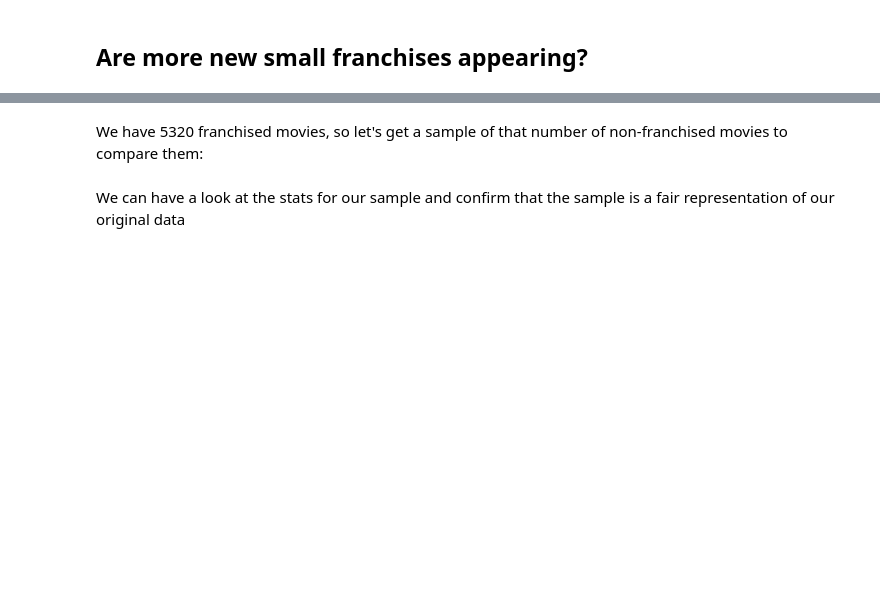
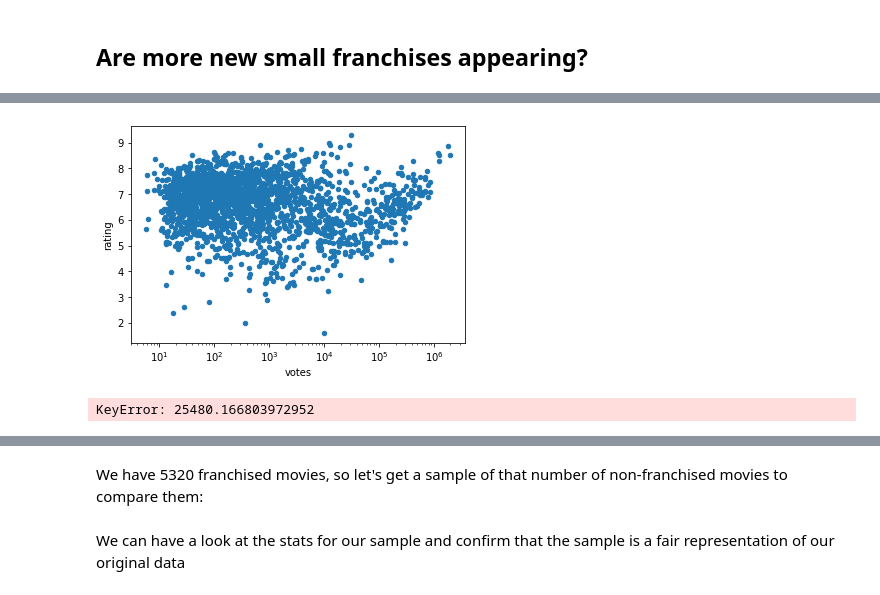
Before and after one commit to adambrennan150/Franchises, a Jupyter notebook: RQ4.ipynb, the cells around one changed output, grey strips where cells are left out. Drawn from its saved outputs; the diff is of its cells as text; code cells hidden in the pictures; blank space fills up the shorter version.

```diff
--- a/RQ4.ipynb
+++ b/RQ4.ipynb
@@ -95,3 +212,5 @@ max         69750.000000
+# %%
+df = df.drop((df[]))
 # %% [markdown]
 ## Are more new small franchises appearing?
 # %%
@@ -117,0 +225,9 @@ TypeError: ufunc 'isfinite' not supported for the input types, and the inputs co
+# %%
+def split_year(row):
+    row['first_year'] = int(row['year']['first'])
+    row['last_year'] = int(row['year']['last'])
+    return row
+
+df2 = df2.apply(split_year, axis=1)
+df2 = df2[['franchise_name', 'type', 'rating', 'votes', 'franchise_count', 'first_year', 'last_year']]
+df2
@@ -117,0 +252,2 @@ TypeError: ufunc 'isfinite' not supported for the input types, and the inputs co
+# %%
+df2["franchise_length_in_years"] = df2.apply(lambda row: row["last_year"] - row["first_year"] +1, axis = 1)
@@ -117,0 +256,2 @@ TypeError: ufunc 'isfinite' not supported for the input types, and the inputs co
+# %%
+df2.columns = df2.columns.get_level_values(0)
@@ -117,0 +276,15 @@ TypeError: ufunc 'isfinite' not supported for the input types, and the inputs co
+# %%
+ax = df2.plot.scatter('votes', 'rating')
+ax.set_xscale("log")
+plt.show()
+# %% [output]
+[figure, added]
+# %%
+df_grouped = df.groupby('franchise_count').agg({'votes': 'mean', 'title': 'count'})
+
+ax = df2.plot(x= 'franchise_count', y= df2['votes'].mean())
+ax2 = ax.twinx()
+df2.plot(x= 'franchise_count', y='rating', ax=ax2, color='r')
+plt.show()
+# %% [output]
+KeyError: 25480.166803972952
```
Also changed, not shown: parts of 17 cells of this notebook.
